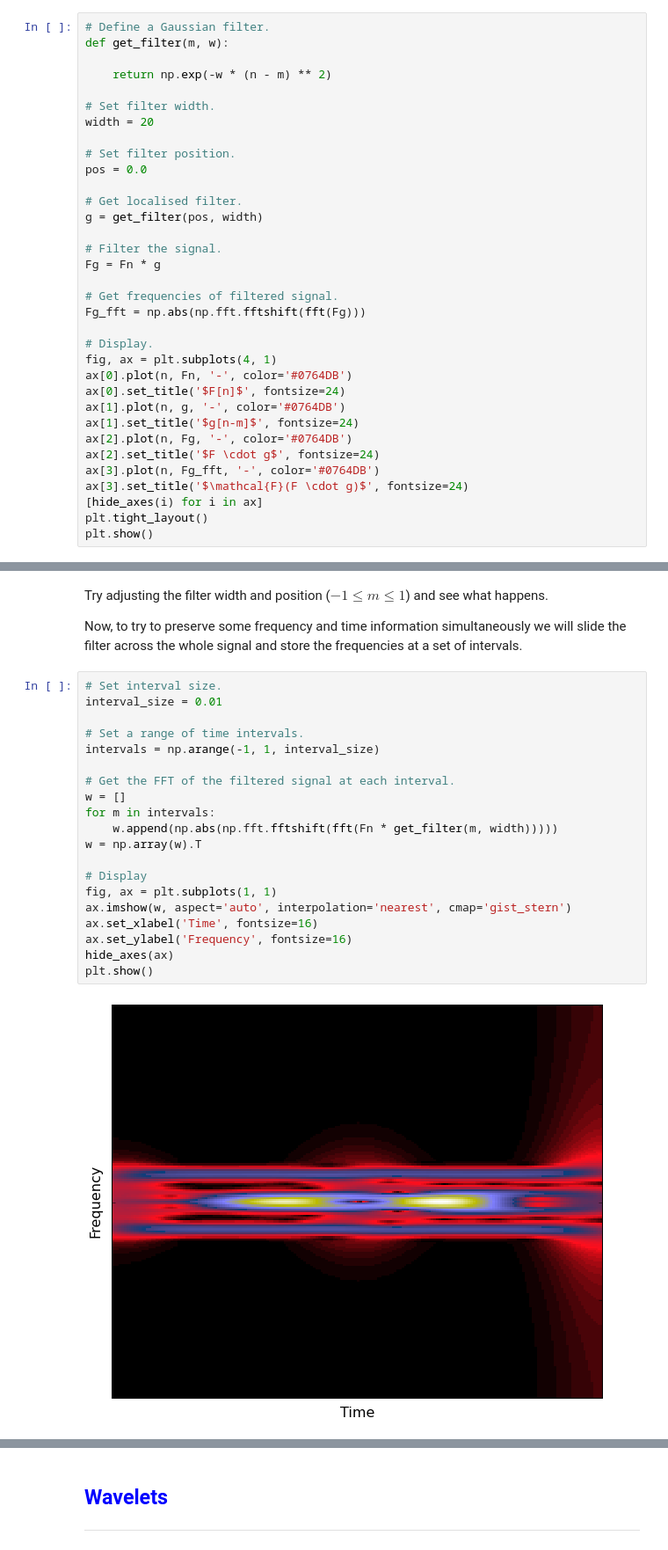
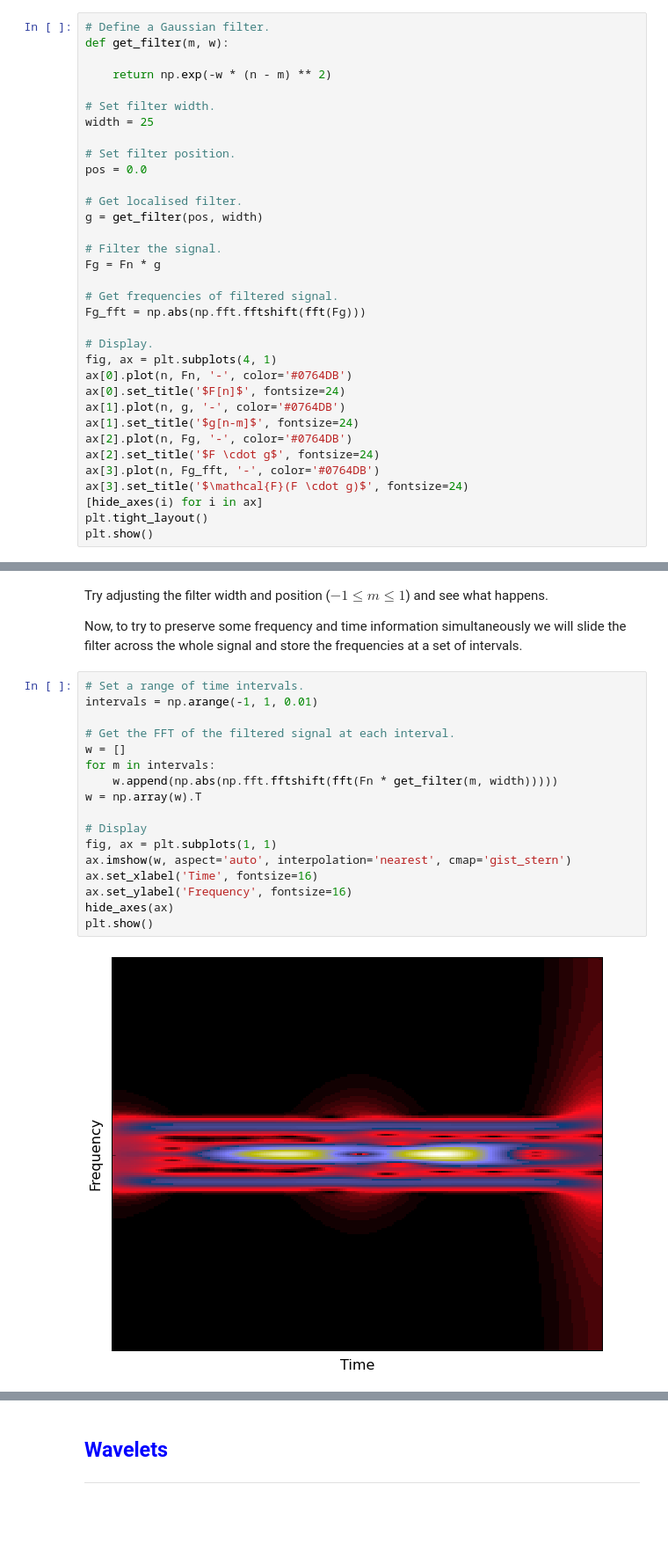
Before and after one commit to sfarrens/ada8, a Jupyter notebook: wavelets.ipynb, the cells around one changed output, grey strips where cells are left out. Shown: that part at 88% size. Drawn from its saved outputs; the diff is of its cells as text; blank space fills up the shorter version.

```diff
--- a/wavelets.ipynb
+++ b/wavelets.ipynb
@@ -169,7 +169,7 @@ def get_filter(m, w):
     return np.exp(-w * (n - m) ** 2)
 
 # Set filter width.
-width = 20
+width = 25
 
 # Set filter position.
 pos = 0.0
@@ -203,24 +203,21 @@ Try adjusting the filter width and position ($-1\leq m\leq 1$) and see what happ
 
 Now, to try to preserve some frequency and time information simultaneously we will slide the filter across the whole signal and store the frequencies at a set of intervals.
 # %%
-# Set interval size.
-interval_size = 0.01
-
 # Set a range of time intervals.
-intervals = np.arange(-1, 1, interval_size)
+intervals = np.arange(-1, 1, 0.01)
 
 # Get the FFT of the filtered signal at each interval.
 w = []
 for m in intervals:
     w.append(np.abs(np.fft.fftshift(fft(Fn * get_filter(m, width)))))
 w = np.array(w).T
 
 # Display
 fig, ax = plt.subplots(1, 1)
 ax.imshow(w, aspect='auto', interpolation='nearest', cmap='gist_stern')
 ax.set_xlabel('Time', fontsize=16)
 ax.set_ylabel('Frequency', fontsize=16)
 hide_axes(ax)
 plt.show()
 # %% [output]
-[figure, old version]
+[figure, new version]
```
Also changed, not shown: parts of 8 cells of this notebook.
